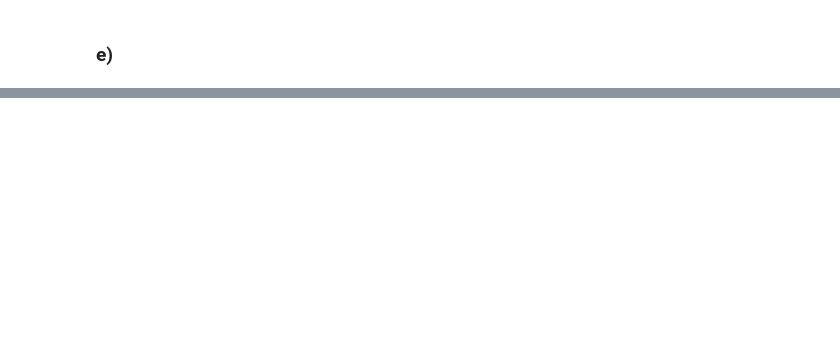
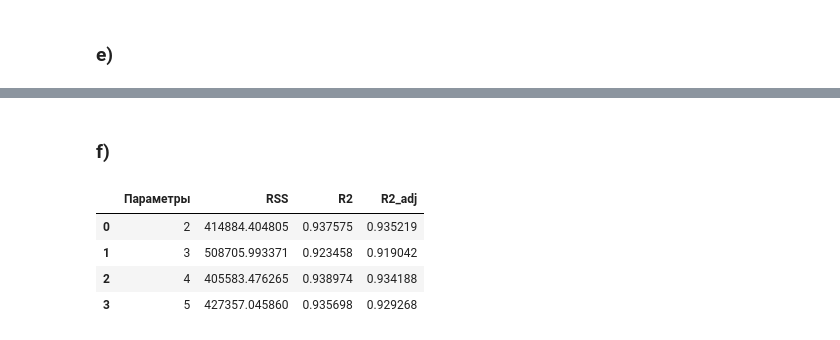
Before and after one commit to VladislavErmakovich/7semestr, a Jupyter notebook: СОМЕД/lab6/lab6.ipynb, the cells around one changed output, grey strips where cells are left out. Drawn from its saved outputs; the diff is of its cells as text; code cells hidden in the pictures; blank space fills up the shorter version.

```diff
--- a/СОМЕД/lab6/lab6.ipynb
+++ b/СОМЕД/lab6/lab6.ipynb
@@ -222,0 +312,10 @@ R2
+# %%
+linear_reg_3,w0_3,w1_3,w2_3,w3_3,w4_3,w5_3 =linear_regression_N(X1=X1,X2=X2,X3=X3,
+                                  y=y,learning_rate = 0.000001, epochs = 100000)
+
+print(f'Для N3: w0: {w0_3}, w1: {w1_3}, w2: {w2_3},w3: {w3_3}, w4: {w4_3}, w5: {w5_3}')
+
+RSS_3 = np.sum((y - (w0_3 + w1_3*X1 + w2_3*X2 + w3_3*X3))**2)
+R2_3 = 1 - RSS_3/TSS
+
+print(f'RSS: {RSS_3}, R2: {R2_3}')
@@ -222,0 +325,8 @@ R2
+# %%
+linear_reg_4,w0_4,w1_4,w2_4,w3_4,w4_4,w5_4 =linear_regression_N(X1=X1,X2=X2,X3=X3, X4=X4,
+                                  y=y,learning_rate = 0.000001, epochs = 100000)
+print(f'Для N4: w0: {w0_4}, w1: {w1_4}, w2: {w2_4},w3: {w3_4}, w4: {w4_4}, w5: {w5_4}')
+RSS_4 = np.sum((y - (w0_4 + w1_4*X1 + w2_4*X2 + w3_4*X3 +w4_4*X4))**2)
+R2_4 = 1 - RSS_4/TSS
+
+print(f'RSS: {RSS_4}, R2: {R2_4}')
@@ -222,0 +336,8 @@ R2
+# %%
+linear_reg_5,w0_5,w1_5,w2_5,w3_5,w4_5,w5_5 =linear_regression_N(X1=X1,X2=X2,X3=X3,X4=X4,X5=X5,
+                                  y=y,learning_rate = 0.000001, epochs = 100000)
+print(f'Для N5: w0: {w0_5}, w1: {w1_5}, w2: {w2_5},w3: {w3_5}, w4: {w4_5}, w5: {w5_5}')
+RSS_5 = np.sum((y - (w0_5 + w1_5*X1 + w2_5*X2 + w3_5*X3 +w4_5*X4 +w5_5*X5))**2)
+R2_5 = 1 - RSS_5/TSS
+
+print(f'RSS: {RSS_5}, R2: {R2_5}')
@@ -222,0 +361,24 @@ R2
+# %% [markdown]
+### f)
+# %%
+N = len(df_Perch)
+
+R2_adj2 = 1 - ((RSS_2/TSS) *((N-1)/(N-2-1)))
+R2_adj3 = 1 - ((RSS_3/TSS) *((N-1)/(N-3-1)))
+R2_adj4 = 1 - ((RSS_4/TSS) *((N-1)/(N-4-1)))
+R2_adj5 = 1 - ((RSS_5/TSS) *((N-1)/(N-5-1)))
+# %%
+data = {
+    'Параметры': [2,3,4,5],
+    'RSS': [RSS_2,RSS_3,RSS_4,RSS_5],
+    'R2': [R2_2,R2_3,R2_4,R2_5],
+    'R2_adj': [R2_adj2,R2_adj3,R2_adj4,R2_adj5],
+}
+df = pd.DataFrame(data)
+df
+# %% [output]
+|  | Параметры | RSS | R2 | R2_adj |
+| 0 | 2 | 414884.404805 | 0.937575 | 0.935219 |
+| 1 | 3 | 508705.993371 | 0.923458 | 0.919042 |
+| 2 | 4 | 405583.476265 | 0.938974 | 0.934188 |
+| 3 | 5 | 427357.045860 | 0.935698 | 0.929268 |
```
Also changed, not shown: parts of 12 cells of this notebook.
